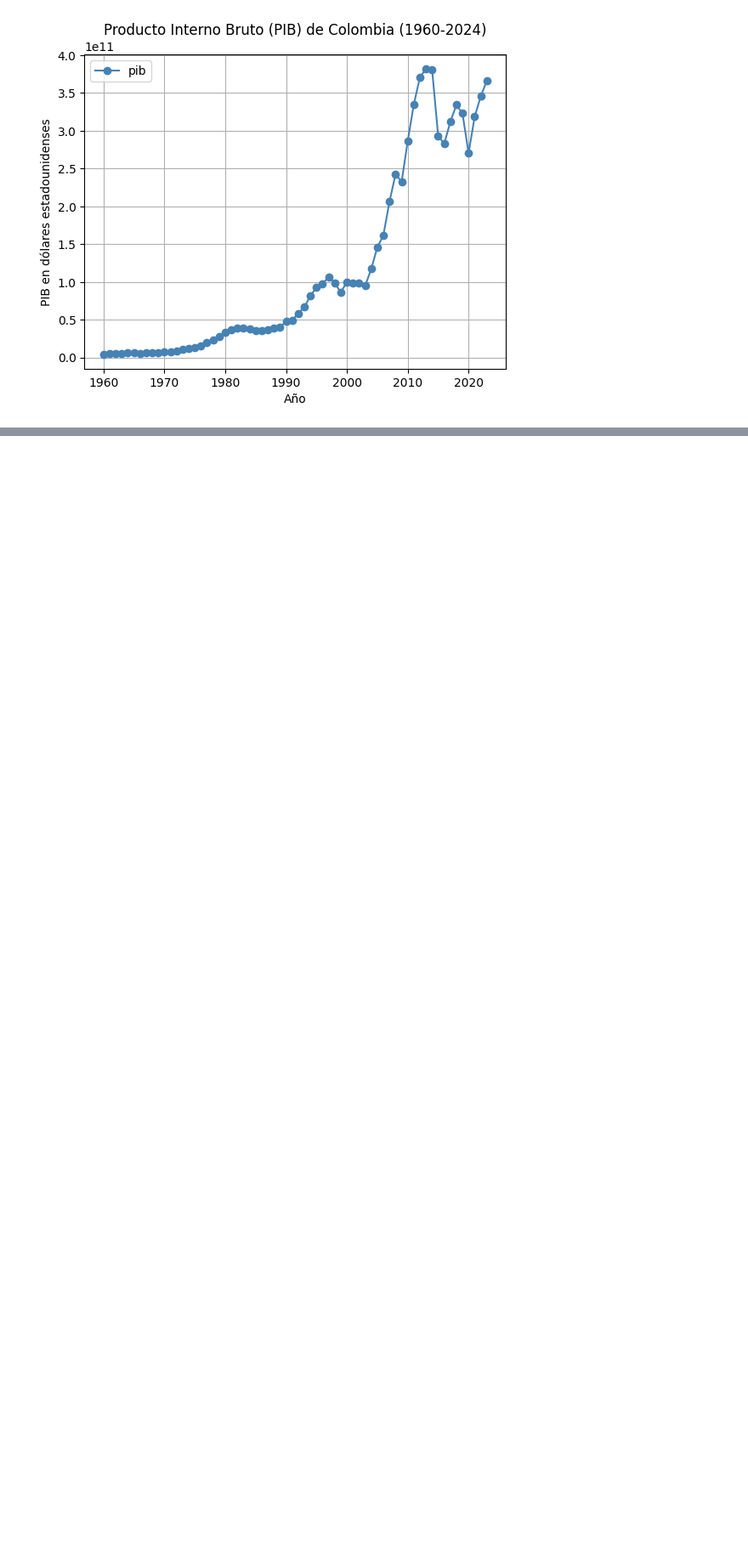
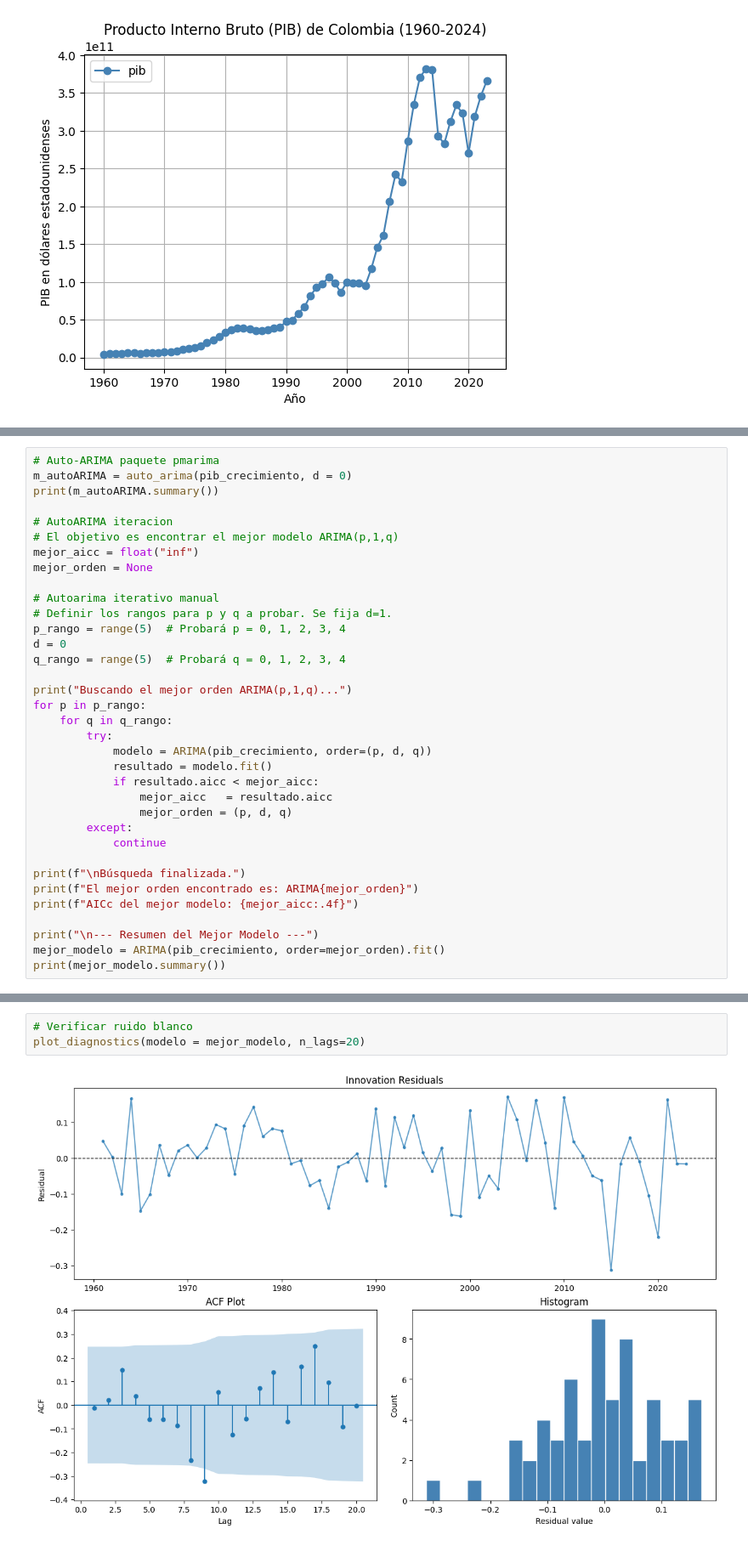
Before and after one commit to fersalme/regresion-lineal-series-tiempo, a Jupyter notebook: 03-modelos-ARMA-ARIMA/01-ejercicios-Python.ipynb, the cells around one changed output, grey strips where cells are left out. Shown at 85% size. Cells and saved outputs as stored; diff of their text form; blank space fills up the shorter version.

```diff
--- a/03-modelos-ARMA-ARIMA/01-ejercicios-Python.ipynb
+++ b/03-modelos-ARMA-ARIMA/01-ejercicios-Python.ipynb
@@ -52,0 +353,35 @@ plt.show()
+# %%
+# Auto-ARIMA paquete pmarima
+m_autoARIMA = auto_arima(pib_crecimiento, d = 0)
+print(m_autoARIMA.summary())
+
+# AutoARIMA iteracion
+# El objetivo es encontrar el mejor modelo ARIMA(p,1,q)
+mejor_aicc = float("inf")
+mejor_orden = None
+
+# Autoarima iterativo manual
+# Definir los rangos para p y q a probar. Se fija d=1.
+p_rango = range(5)  # Probará p = 0, 1, 2, 3, 4
+d = 0
+q_rango = range(5)  # Probará q = 0, 1, 2, 3, 4
+
+print("Buscando el mejor orden ARIMA(p,1,q)...")
+for p in p_rango:
+    for q in q_rango:
+        try:
+            modelo = ARIMA(pib_crecimiento, order=(p, d, q))
+            resultado = modelo.fit()
+            if resultado.aicc < mejor_aicc:
+                mejor_aicc   = resultado.aicc
+                mejor_orden = (p, d, q)
+        except:
+            continue
+
+print(f"\nBúsqueda finalizada.")
+print(f"El mejor orden encontrado es: ARIMA{mejor_orden}")
+print(f"AICc del mejor modelo: {mejor_aicc:.4f}")
+
+print("\n--- Resumen del Mejor Modelo ---")
+mejor_modelo = ARIMA(pib_crecimiento, order=mejor_orden).fit()
+print(mejor_modelo.summary())
@@ -52,0 +423,5 @@ plt.show()
+# %%
+# Verificar ruido blanco
+plot_diagnostics(modelo = mejor_modelo, n_lags=20)
+# %% [output]
+[figure, added]
```
Also changed, not shown: parts of 21 cells of this notebook.
